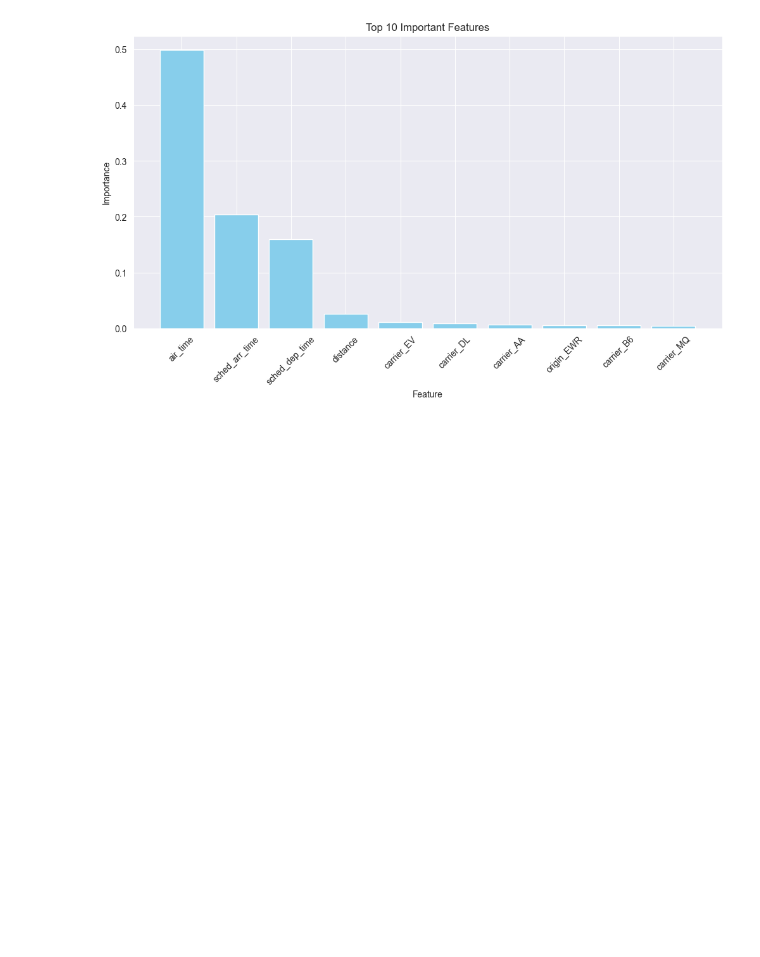
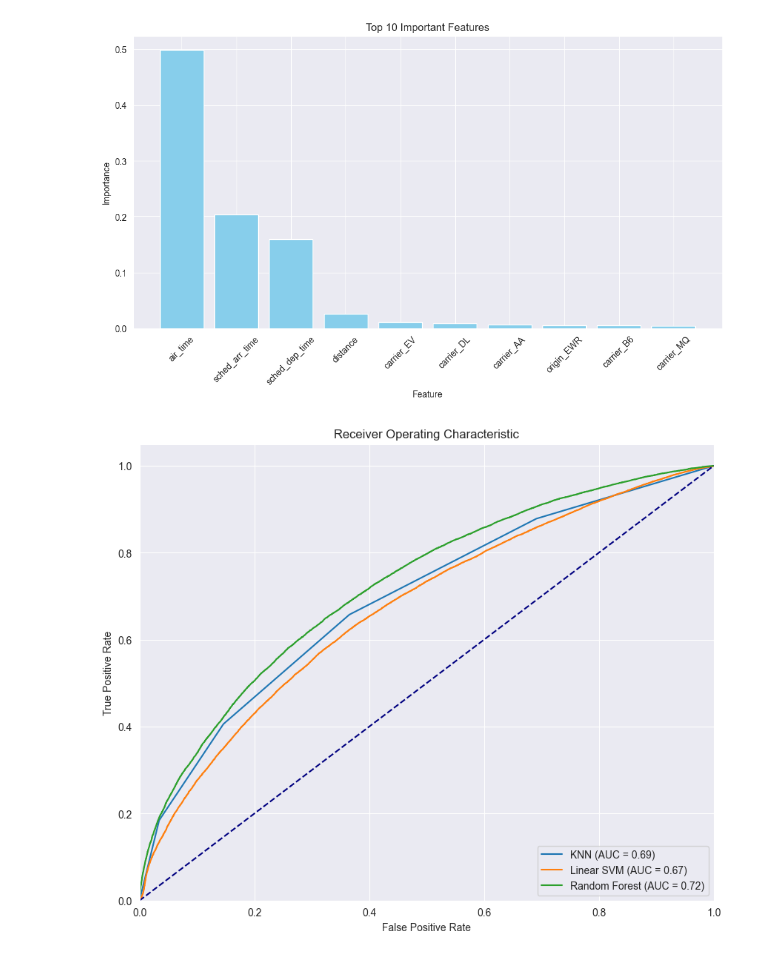
Before and after one commit to GaussGun3000/ML, a Jupyter notebook: Lab2.ipynb, the cells around one changed output. Cells and saved outputs as stored; diff of their text form; code cells hidden in the pictures; blank space fills up the shorter version.

```diff
--- a/Lab2.ipynb
+++ b/Lab2.ipynb
@@ -262,3 +254,28 @@ plt.xticks(rotation=45)
 plt.show()
 # %% [output]
 [figure]
+# %%
+plt.figure(figsize=(10, 8))
+
+# Calculate and plot ROC curve for each model
+for model, label in zip([best_model_KNN, best_model_SVM, best_model_RF],
+                         ['KNN', 'Linear SVM', 'Random Forest']):
+    y_score = model.predict_proba(X_test)[:, 1] if hasattr(model, "predict_proba") else model.decision_function(X_test)
+    fpr, tpr, _ = roc_curve(y_test, y_score)
+    roc_auc = auc(fpr, tpr)
+
+    plt.plot(fpr, tpr, label=f'{label} (AUC = {roc_auc:.2f})')
+
+# Plot 45-degree line
+plt.plot([0, 1], [0, 1], color='navy', linestyle='--')
+
+plt.xlim([0.0, 1.0])
+plt.ylim([0.0, 1.05])
+plt.xlabel('False Positive Rate')
+plt.ylabel('True Positive Rate')
+plt.title('Receiver Operating Characteristic')
+plt.legend(loc='lower right')
+
+plt.show()
+# %% [output]
+[figure, added]
```
Also changed, not shown: parts of 5 cells of this notebook, 1 other file.
